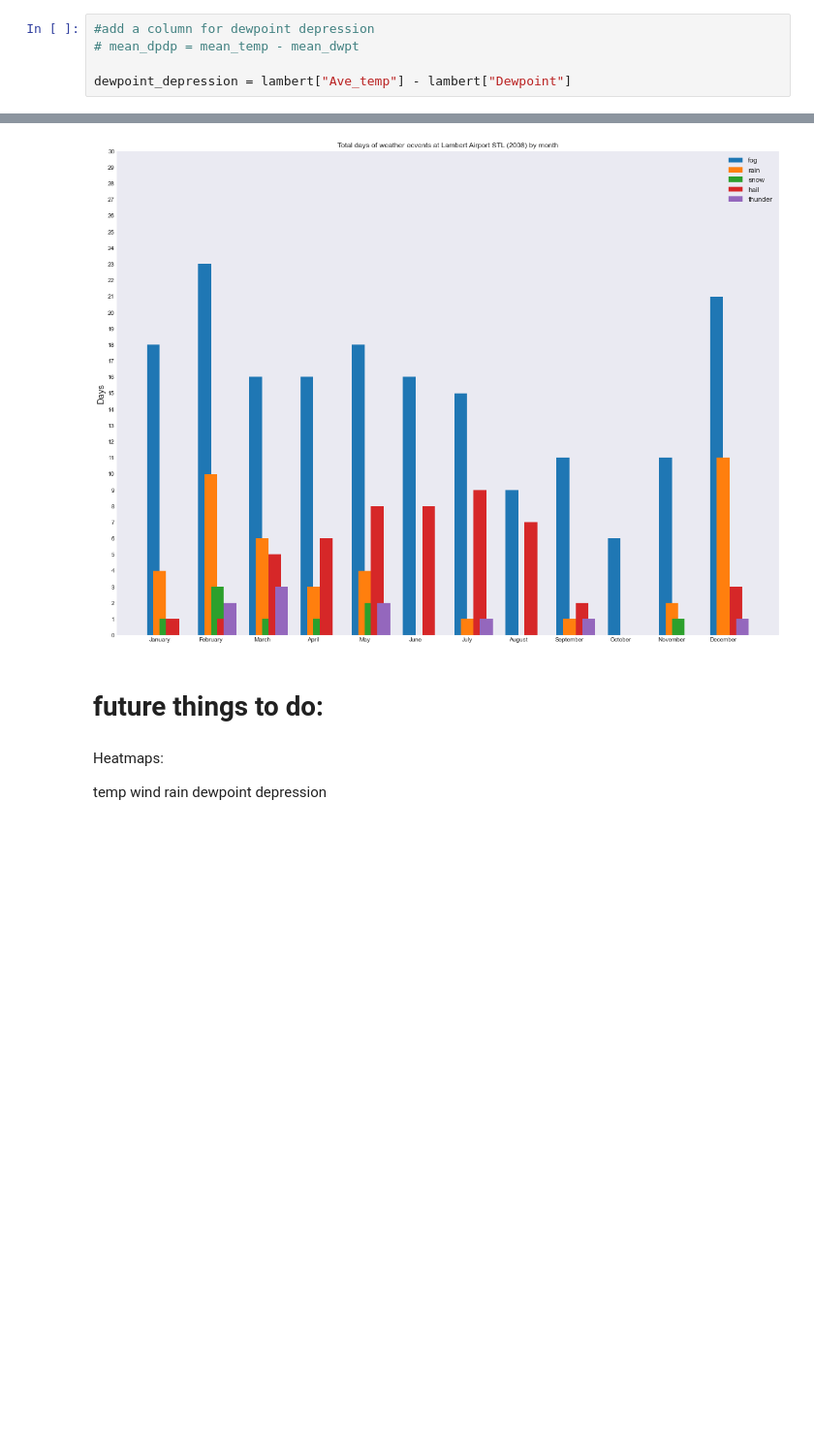
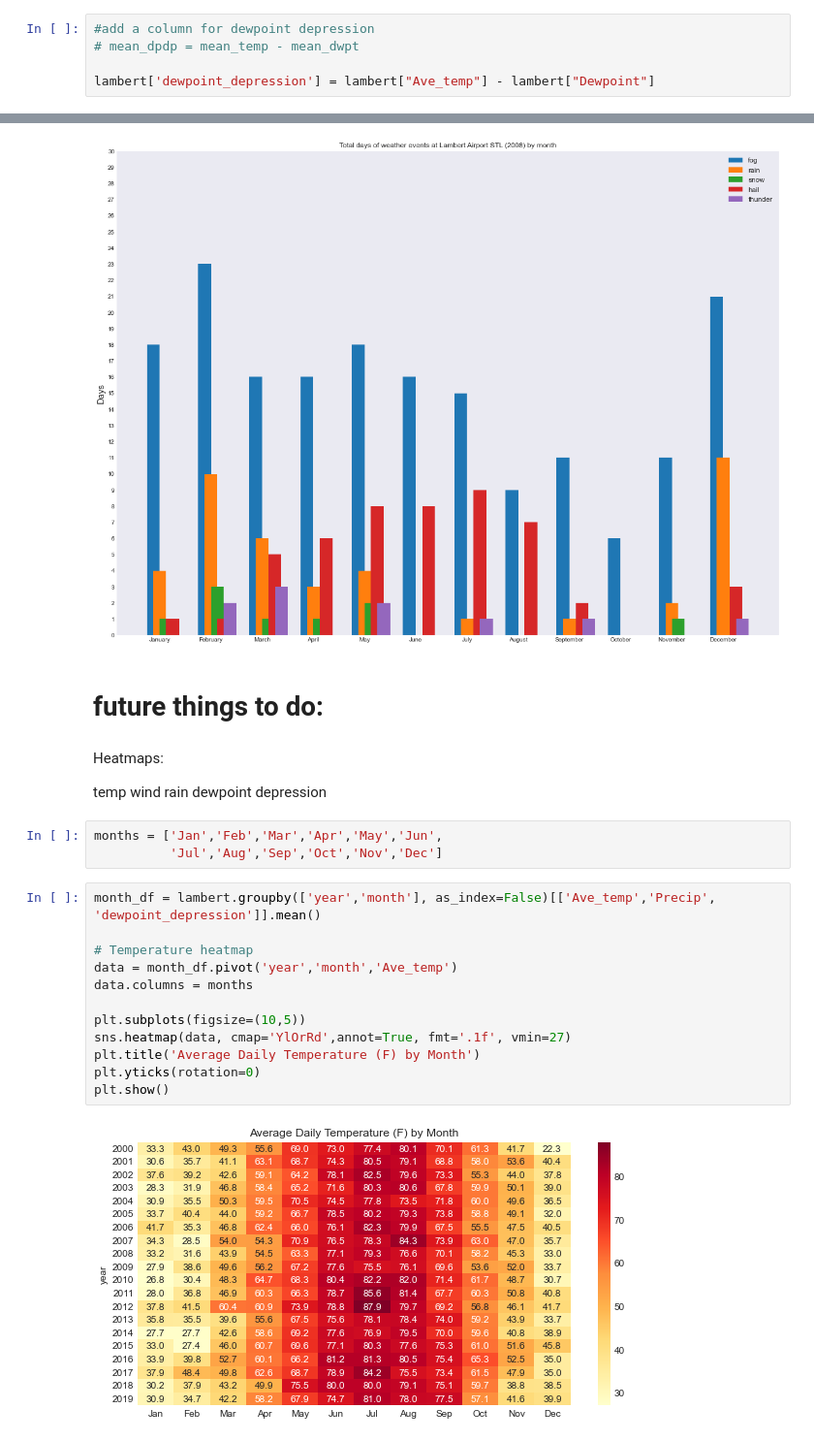
Before and after one commit to billtell/NOAA_GSOD_LambertSTL_2000to2022, a Jupyter notebook: GSOD_lambertSTL_EDA.ipynb, the cells around one changed output, grey strips where cells are left out. Shown at 97% size. Saved outputs shown, nothing was run; the diff lists cells and outputs as text; blank space fills up the shorter version.

Commit message:
heatmaps added

```diff
--- a/GSOD_lambertSTL_EDA.ipynb
+++ b/GSOD_lambertSTL_EDA.ipynb
@@ -476,4 +476,4 @@ array([<AxesSubplot:xlabel='DATE'>, <AxesSubplot:xlabel='DATE'>,
 #add a column for dewpoint depression
 # mean_dpdp = mean_temp - mean_dwpt
 
-dewpoint_depression = lambert["Ave_temp"] - lambert["Dewpoint"]
+lambert['dewpoint_depression'] = lambert["Ave_temp"] - lambert["Dewpoint"]
@@ -777,3 +782,20 @@ temp
 wind
 rain
 dewpoint depression
+# %%
+months = ['Jan','Feb','Mar','Apr','May','Jun',
+          'Jul','Aug','Sep','Oct','Nov','Dec']
+# %%
+month_df = lambert.groupby(['year','month'], as_index=False)[['Ave_temp','Precip', 'dewpoint_depression']].mean()
+
+# Temperature heatmap
+data = month_df.pivot('year','month','Ave_temp')
+data.columns = months
+
+plt.subplots(figsize=(10,5))
+sns.heatmap(data, cmap='YlOrRd',annot=True, fmt='.1f', vmin=27)
+plt.title('Average Daily Temperature (F) by Month')
+plt.yticks(rotation=0)
+plt.show()
+# %% [output]
+[figure, added]
```
Also changed, not shown: parts of 9 cells of this notebook.
